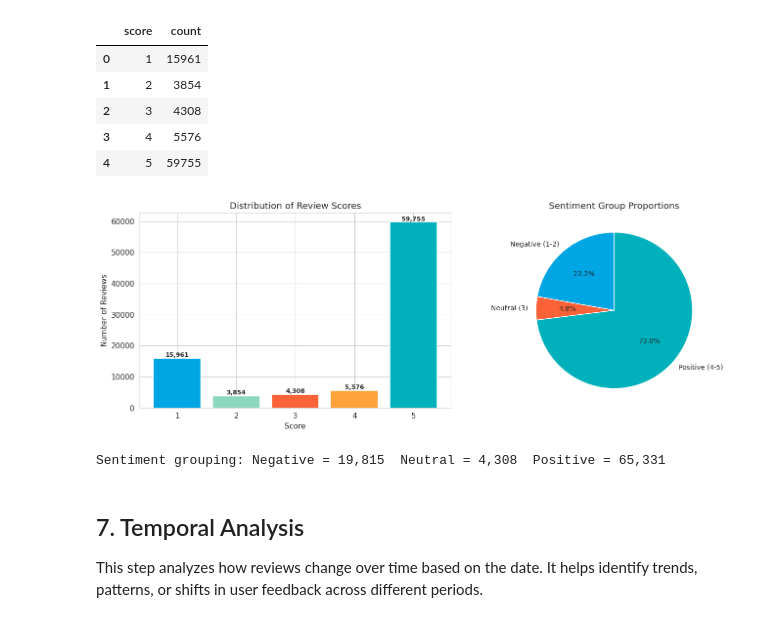
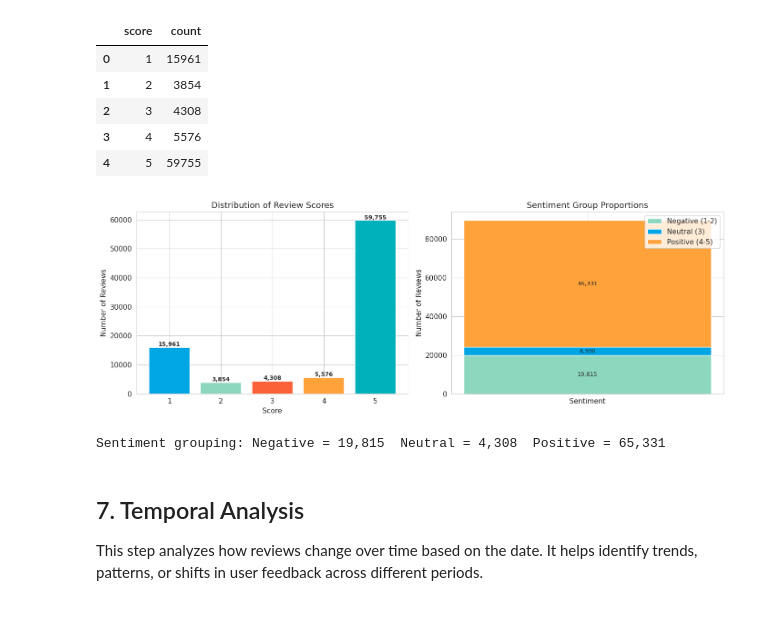
Before and after one commit to astridmeilendra/WondrByBNI-SentimenAnalysis, a Jupyter notebook: Week 2 & Week 3 / Week_3_WondrbyBNI_Review_Exploratory_Data_Analysis_(EDA).ipynb, the cells around one changed output. Cells and saved outputs as stored; diff of their text form; code cells hidden in the pictures.

```diff
--- a/Week 2 & Week 3 / Week_3_WondrbyBNI_Review_Exploratory_Data_Analysis_(EDA).ipynb
+++ b/Week 2 & Week 3 / Week_3_WondrbyBNI_Review_Exploratory_Data_Analysis_(EDA).ipynb
@@ -183,51 +183,67 @@ df_count
 | 3 | 4 | 5576 |
 | 4 | 5 | 59755 |
 # %%
+import matplotlib.pyplot as plt
+
 # Score distribution plot
 fig, axes = plt.subplots(1, 2, figsize=(14, 5))
 
-# Bar chart
+# ------------------------
+# Bar chart (kiri)
+# ------------------------
 colors = ['#00A5E3', '#8DD7BF', '#FC6238', '#FFA23A', '#00B0BA']
+
 axes[0].bar(df_count['score'], df_count['count'],
             color=colors, edgecolor='white', linewidth=1.2)
 
 axes[0].set_xlabel('Score')
 axes[0].set_ylabel('Number of Reviews')
 axes[0].set_title('Distribution of Review Scores')
 axes[0].set_xticks(range(1, 6))
 
+# Label angka di atas bar
 for _, row in df_count.iterrows():
     axes[0].text(row['score'],
                  row['count'] + len(df) * 0.005,
                  f"{row['count']:,}",
                  ha='center',
                  fontsize=9,
                  fontweight='bold')
 
-# Pie chart
+# ------------------------
+# Stacked Bar (kanan)
+# ------------------------
 negative = df_count[df_count['score'].isin([1, 2])]['count'].sum()
 neutral  = df_count[df_count['score'] == 3]['count'].sum()
 positive = df_count[df_count['score'].isin([4, 5])]['count'].sum()
 
-labels = ['Negative (1-2)', 'Neutral (3)', 'Positive (4-5)']
-sizes = [negative, neutral, positive]
-pie_colors = ['#00A5E3', '#FC6238', '#00B0BA']
+# Warna sesuai tone
+neg_color = '#8DD7BF'   # biru muda
+neu_color = '#00A5E3'   # biru tua
+pos_color = '#FFA23A'   # kuning
 
-axes[1].pie(sizes,
-            labels=labels,
-            colors=pie_colors,
-            autopct='%1.1f%%',
-            startangle=90,
-            textprops={'fontsize': 10})
+axes[1].bar('Sentiment', negative, color=neg_color, label='Negative (1-2)')
+axes[1].bar('Sentiment', neutral, bottom=negative, color=neu_color, label='Neutral (3)')
+axes[1].bar('Sentiment', positive, bottom=negative + neutral, color=pos_color, label='Positive (4-5)')
 
+axes[1].set_ylabel('Number of Reviews')
 axes[1].set_title('Sentiment Group Proportions')
+axes[1].legend()
 
+# Tambahin angka di tiap segmen
+axes[1].text(0, negative / 2, f'{negative:,}', ha='center', va='center', fontsize=9)
+axes[1].text(0, negative + neutral / 2, f'{neutral:,}', ha='center', va='center', fontsize=9)
+axes[1].text(0, negative + neutral + positive / 2, f'{positive:,}', ha='center', va='center', fontsize=9)
+
+# ------------------------
+# Show
+# ------------------------
 plt.tight_layout()
 plt.show()
 
 print(f'\nSentiment grouping: Negative = {negative:,}  Neutral = {neutral:,}  Positive = {positive:,}')
 # %% [output]
-[figure, old version]
+[figure, new version]
 Sentiment grouping: Negative = 19,815  Neutral = 4,308  Positive = 65,331
 # %% [markdown]
 ## 7. Temporal Analysis
```
Also changed, not shown: parts of 4 cells of this notebook.
